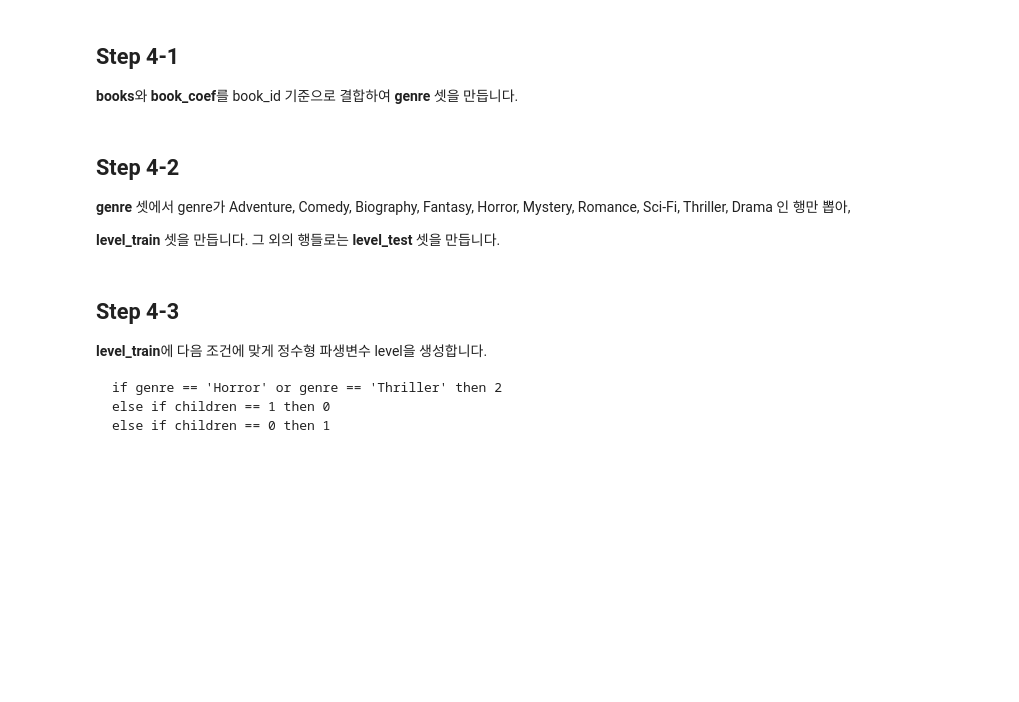
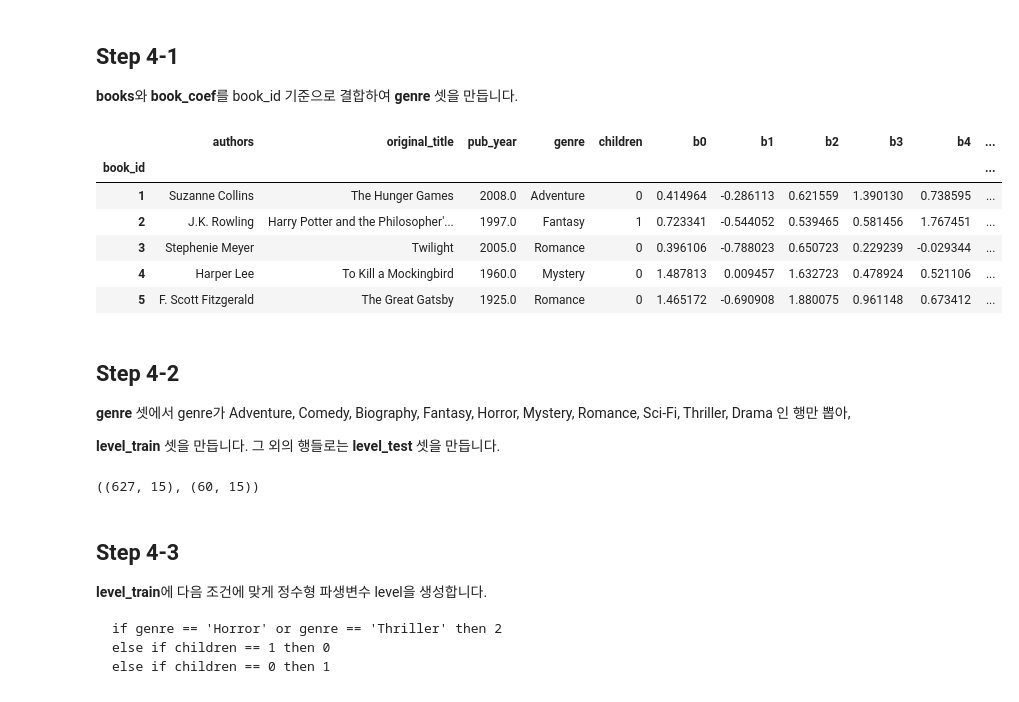
Before and after one commit to sunkusun9/DS_prob1_2510, a Jupyter notebook: prob_solution.ipynb, the cells around one changed output. Drawn from its saved outputs; the diff is of its cells as text; code cells hidden in the pictures; blank space fills up the shorter version.

```diff
--- a/prob_solution.ipynb
+++ b/prob_solution.ipynb
@@ -1581,12 +1581,32 @@ Junior Data Scientist 지희는 프로젝트에서 사용자와 도서의 임베
 ## Step 4-1
 
 **books**와 **book_coef**를 book_id 기준으로 결합하여 **genre** 셋을 만듭니다.
+# %%
+df_genre = df_books.join(df_book_coef)
+df_genre.head()
+# %% [output]
+|  | authors | original_title | pub_year | genre | children | b0 | b1 | b2 | b3 | b4 | ... |
+| book_id |  |  |  |  |  |  |  |  |  |  | ... |
+| 1 | Suzanne Collins | The Hunger Games | 2008.0 | Adventure | 0 | 0.414964 | -0.286113 | 0.621559 | 1.390130 | 0.738595 | ... |
+| 2 | J.K. Rowling | Harry Potter and the Philosopher'... | 1997.0 | Fantasy | 1 | 0.723341 | -0.544052 | 0.539465 | 0.581456 | 1.767451 | ... |
+| 3 | Stephenie Meyer | Twilight | 2005.0 | Romance | 0 | 0.396106 | -0.788023 | 0.650723 | 0.229239 | -0.029344 | ... |
+| 4 | Harper Lee | To Kill a Mockingbird | 1960.0 | Mystery | 0 | 1.487813 | 0.009457 | 1.632723 | 0.478924 | 0.521106 | ... |
+| 5 | F. Scott Fitzgerald | The Great Gatsby | 1925.0 | Romance | 0 | 1.465172 | -0.690908 | 1.880075 | 0.961148 | 0.673412 | ... |
 # %% [markdown]
 ## Step 4-2
 
 **genre** 셋에서 genre가 Adventure, Comedy, Biography, Fantasy, Horror, Mystery, Romance, Sci-Fi, Thriller, Drama 인 행만 뽑아,
 
 **level_train** 셋을 만듭니다. 그 외의 행들로는 **level_test** 셋을 만듭니다.
+# %%
+genres = "Adventure, Comedy, Biography, Fantasy, Horror, Mystery, Romance, Sci-Fi, Thriller, Drama"
+genres = genres.split(', ')
+np.array(genres)
+df_level_train = df_genre.loc[df_genre['genre'].isin(genres)]
+df_level_test = df_genre.loc[~df_genre['genre'].isin(genres)]
+df_level_train.shape, df_level_test.shape
+# %% [output]
+((627, 15), (60, 15))
 # %% [markdown]
 ## Step 4-3
 
```
Also changed, not shown: parts of 7 cells of this notebook.
